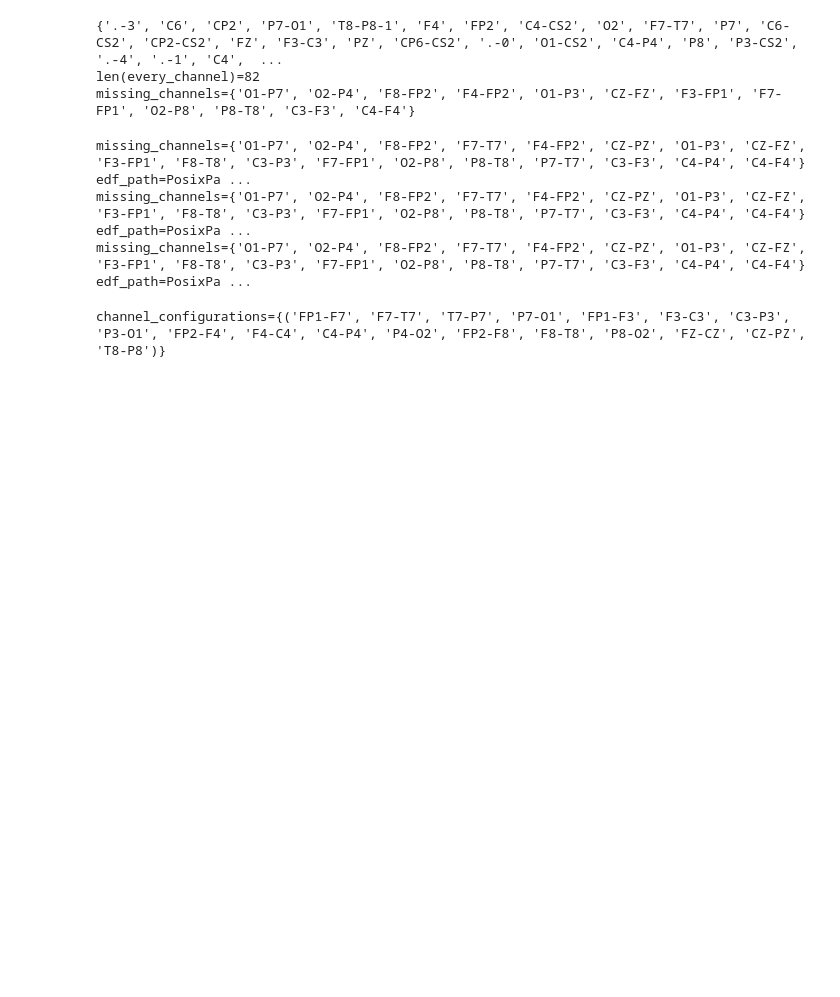
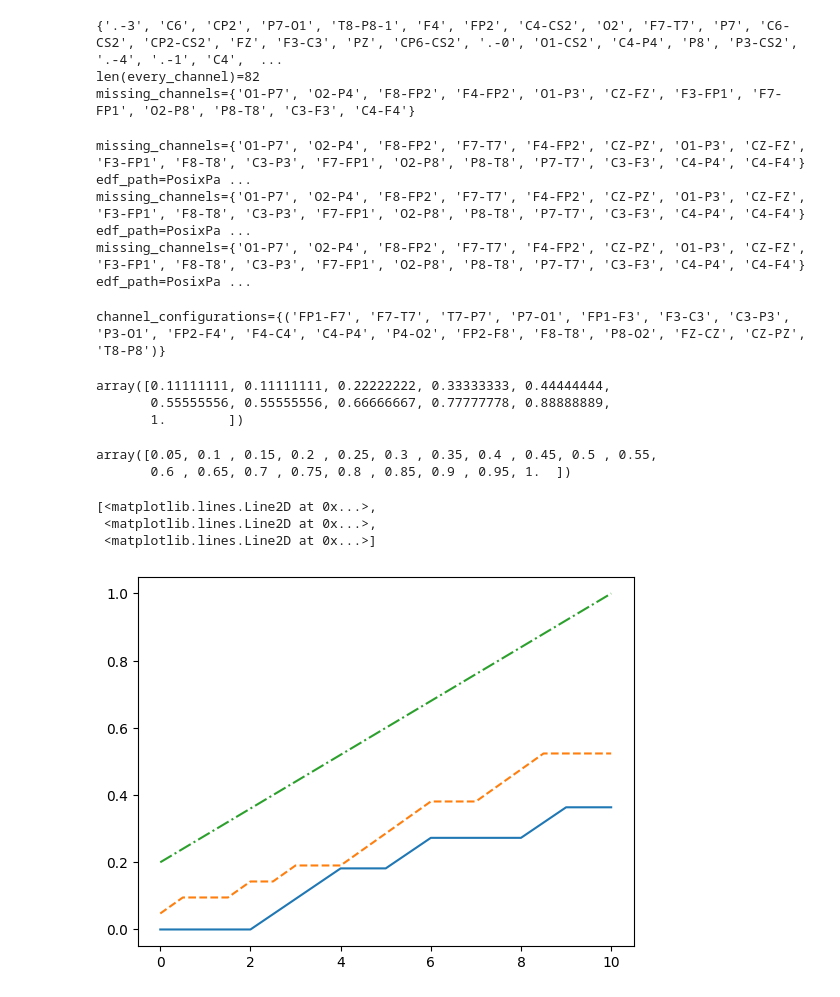
Before and after one commit to UniversityProjectsAtUnisa/epilepsy-prediction_thesis, a Jupyter notebook: scripts/dataset/test.ipynb, the cells around one changed output. Cells and saved outputs as stored; diff of their text form; code cells hidden in the pictures; blank space fills up the shorter version.

```diff
--- a/scripts/dataset/test.ipynb
+++ b/scripts/dataset/test.ipynb
@@ -468,0 +471,13 @@ channel_configurations={('FP1-F7', 'F7-T7', 'T7-P7', 'P7-O1', 'FP1-F3', 'F3-C3',
+# %%
+x = np.linspace(0, 10, num=11, endpoint=True)
+
+y = np.random.random(11).round().cumsum()
+y /= len(y)
+
+x2 = np.linspace(0, 10, num=21, endpoint=True)
+
+y2 = np.random.random(21).round().cumsum()
+y2 /= len(y2)
+
+x3 = np.linspace(0, 10, num=20, endpoint=False)
+y3 = np.linspace(0, 1, num=21, endpoint=True)[1:]
@@ -468,0 +486,23 @@ channel_configurations={('FP1-F7', 'F7-T7', 'T7-P7', 'P7-O1', 'FP1-F3', 'F3-C3',
+# %%
+z /= z.max()
+z
+# %% [output]
+array([0.11111111, 0.11111111, 0.22222222, 0.33333333, 0.44444444,
+       0.55555556, 0.55555556, 0.66666667, 0.77777778, 0.88888889,
+       1.        ])
+# %%
+x3 = np.linspace(0, 10, num=5, endpoint=True)
+y3 = np.ones(5).cumsum()
+y3 /= len(y3)
+# %%
+y3
+# %% [output]
+array([0.05, 0.1 , 0.15, 0.2 , 0.25, 0.3 , 0.35, 0.4 , 0.45, 0.5 , 0.55,
+       0.6 , 0.65, 0.7 , 0.75, 0.8 , 0.85, 0.9 , 0.95, 1.  ])
+# %%
+plt.plot(x, y, '-', x2, y2, '--', x3, y3, '-.')
+# %% [output]
+[<matplotlib.lines.Line2D at 0x...>,
+ <matplotlib.lines.Line2D at 0x...>,
+ <matplotlib.lines.Line2D at 0x...>]
+[figure, added]
```
Also changed, not shown: parts of 3 cells of this notebook, 8 other files.
